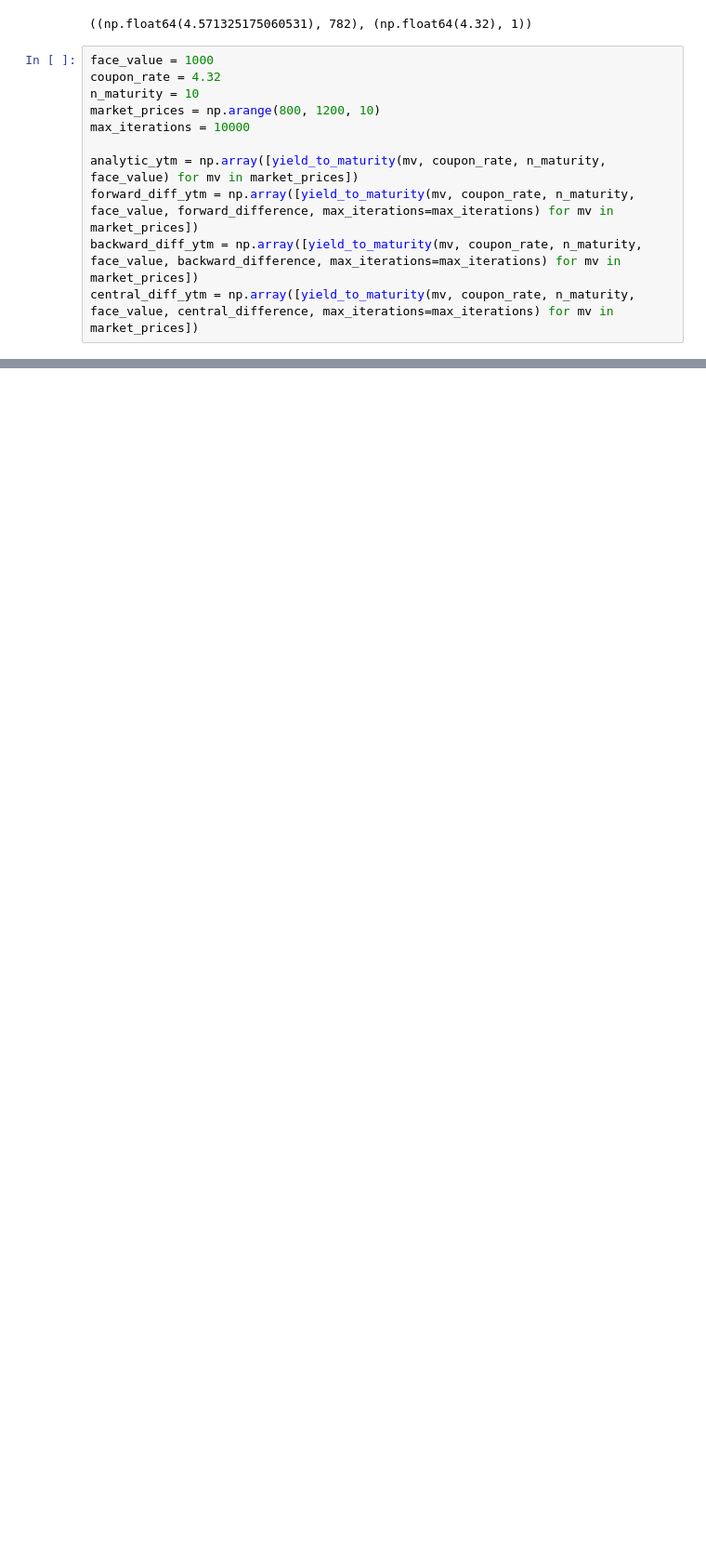
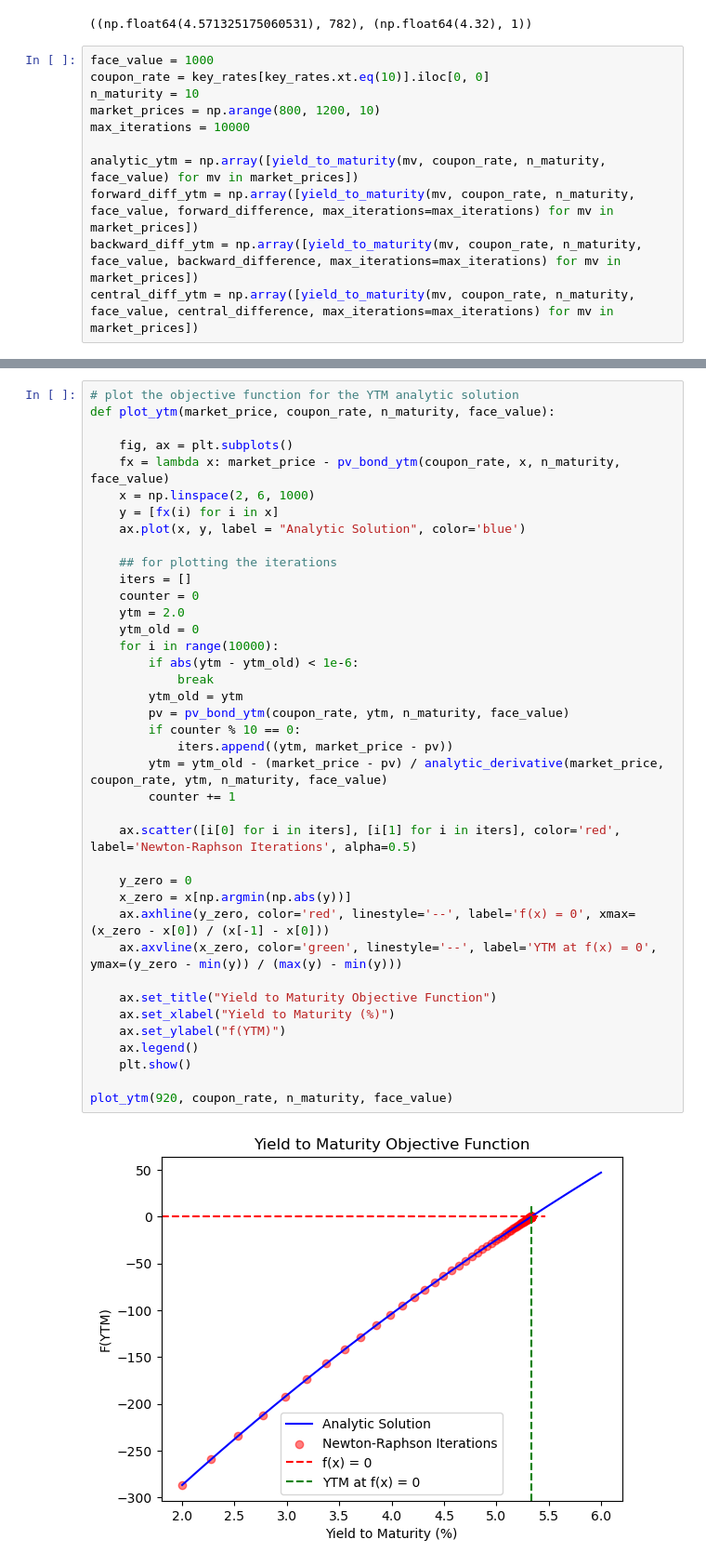
Before and after one commit to rtrimble13/tb-notebooks, a Jupyter notebook: src/202504_term_structure.ipynb, the cells around one changed output, grey strips where cells are left out. Shown at 93% size. Saved outputs shown, nothing was run; the diff lists cells and outputs as text; blank space fills up the shorter version.

```diff
--- a/src/202504_term_structure.ipynb
+++ b/src/202504_term_structure.ipynb
@@ -224,7 +250,7 @@ yield_to_maturity(target_pv, 4.32, 10, 1000), yield_to_maturity(1000, 4.32, 10,
 ((np.float64(4.571325175060531), 782), (np.float64(4.32), 1))
 # %%
 face_value = 1000
-coupon_rate = 4.32
+coupon_rate = key_rates[key_rates.xt.eq(10)].iloc[0, 0]
 n_maturity = 10
 market_prices = np.arange(800, 1200, 10)
 max_iterations = 10000
@@ -259,3 +262,44 @@ analytic_ytm[-5:], forward_diff_ytm[-5:], backward_diff_ytm[-5:], central_diff_y
+# %%
+# plot the objective function for the YTM analytic solution
+def plot_ytm(market_price, coupon_rate, n_maturity, face_value):
+
+    fig, ax = plt.subplots()
+    fx = lambda x: market_price - pv_bond_ytm(coupon_rate, x, n_maturity, face_value)
+    x = np.linspace(2, 6, 1000)
+    y = [fx(i) for i in x]
+    ax.plot(x, y, label = "Analytic Solution", color='blue')
+
+    ## for plotting the iterations
+    iters = []
+    counter = 0
+    ytm = 2.0
+    ytm_old = 0
+    for i in range(10000):
+        if abs(ytm - ytm_old) < 1e-6:
+            break
+        ytm_old = ytm
+        pv = pv_bond_ytm(coupon_rate, ytm, n_maturity, face_value)
+        if counter % 10 == 0:
+            iters.append((ytm, market_price - pv))
+        ytm = ytm_old - (market_price - pv) / analytic_derivative(market_price, coupon_rate, ytm, n_maturity, face_value)
+        counter += 1
+
+    ax.scatter([i[0] for i in iters], [i[1] for i in iters], color='red', label='Newton-Raphson Iterations', alpha=0.5)
+
+    y_zero = 0
+    x_zero = x[np.argmin(np.abs(y))]
+    ax.axhline(y_zero, color='red', linestyle='--', label='f(x) = 0', xmax=(x_zero - x[0]) / (x[-1] - x[0]))
+    ax.axvline(x_zero, color='green', linestyle='--', label='YTM at f(x) = 0', ymax=(y_zero - min(y)) / (max(y) - min(y)))
+
+    ax.set_title("Yield to Maturity Objective Function")
+    ax.set_xlabel("Yield to Maturity (%)")
+    ax.set_ylabel("f(YTM)")
+    ax.legend()
+    plt.show()
+
+plot_ytm(920, coupon_rate, n_maturity, face_value)
+# %% [output]
+[figure, added]
 # %%
 def rmse(a, b):
     """
```
Also changed, not shown: parts of 17 cells of this notebook, 2 other files.
